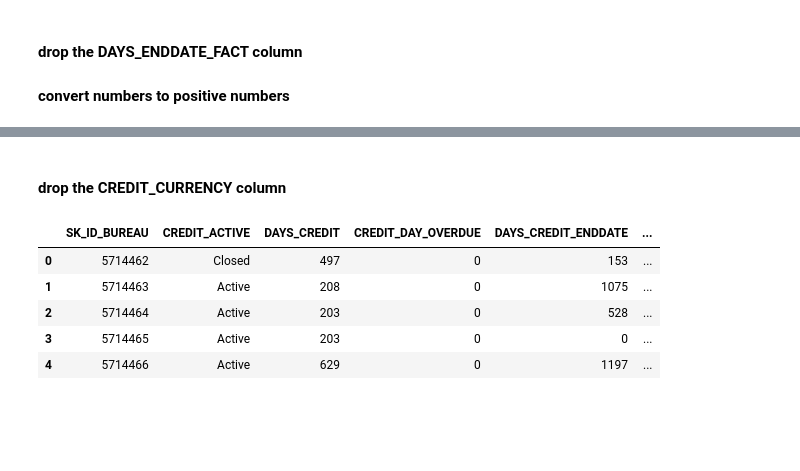
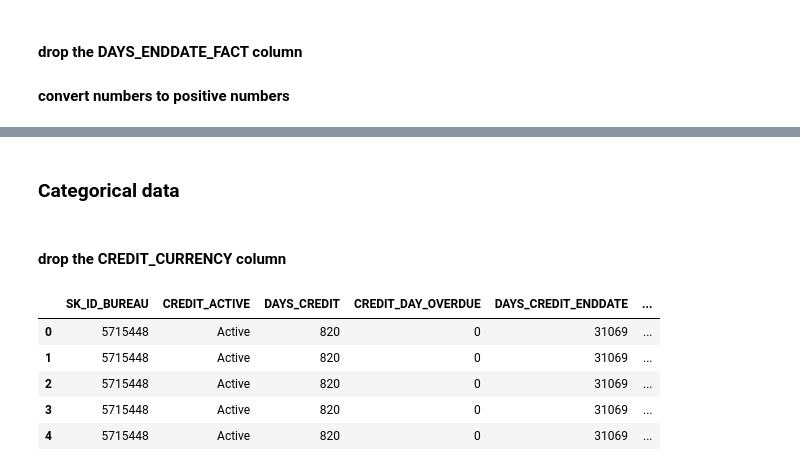
Before and after one commit to dunp7/Home-Default-Credit-Risk, a Jupyter notebook: Features Engineer and Selection/Bureau1.ipynb, the cells around one changed output, grey strips where cells are left out. Saved outputs shown, nothing was run; the diff lists cells and outputs as text; code cells hidden in the pictures; blank space fills up the shorter version.

```diff
--- a/Features Engineer and Selection/Bureau1.ipynb
+++ b/Features Engineer and Selection/Bureau1.ipynb
@@ -115,12 +68,15 @@ df_other
+# %% [markdown]
+### Categorical data
 # %% [markdown]
 #### drop the CREDIT_CURRENCY column
 # %%
-df = df.drop(['CREDIT_CURRENCY'], axis=1)
-df.head()
+merged_df = merged_df.drop(['CREDIT_CURRENCY'], axis=1)
-# %% [output]
-|  | SK_ID_BUREAU | CREDIT_ACTIVE | DAYS_CREDIT | CREDIT_DAY_OVERDUE | DAYS_CREDIT_ENDDATE | ... |
-| 0 | 5714462 | Closed | 497 | 0 | 153 | ... |
-| 1 | 5714463 | Active | 208 | 0 | 1075 | ... |
-| 2 | 5714464 | Active | 203 | 0 | 528 | ... |
-| 3 | 5714465 | Active | 203 | 0 | 0 | ... |
-| 4 | 5714466 | Active | 629 | 0 | 1197 | ... |
+# %%
+merged_df.head()
+# %% [output]
+|  | SK_ID_BUREAU | CREDIT_ACTIVE | DAYS_CREDIT | CREDIT_DAY_OVERDUE | DAYS_CREDIT_ENDDATE | ... |
+| 0 | 5715448 | Active | 820 | 0 | 31069 | ... |
+| 1 | 5715448 | Active | 820 | 0 | 31069 | ... |
+| 2 | 5715448 | Active | 820 | 0 | 31069 | ... |
+| 3 | 5715448 | Active | 820 | 0 | 31069 | ... |
+| 4 | 5715448 | Active | 820 | 0 | 31069 | ... |
```
Also changed, not shown: parts of 27 cells of this notebook, 1 other file.
